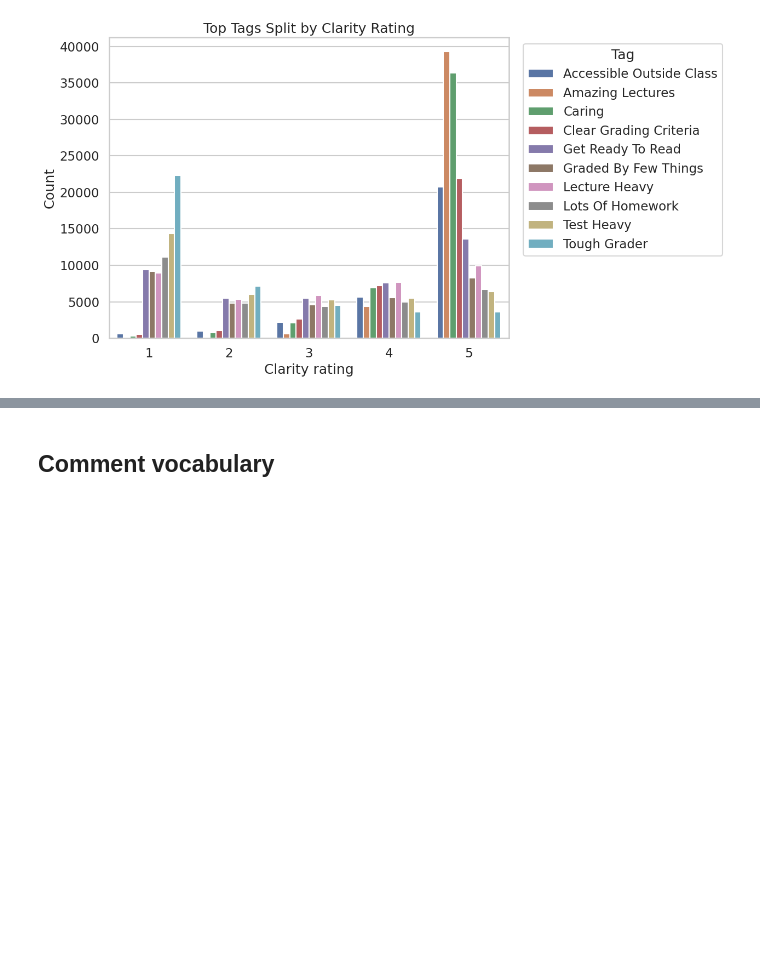
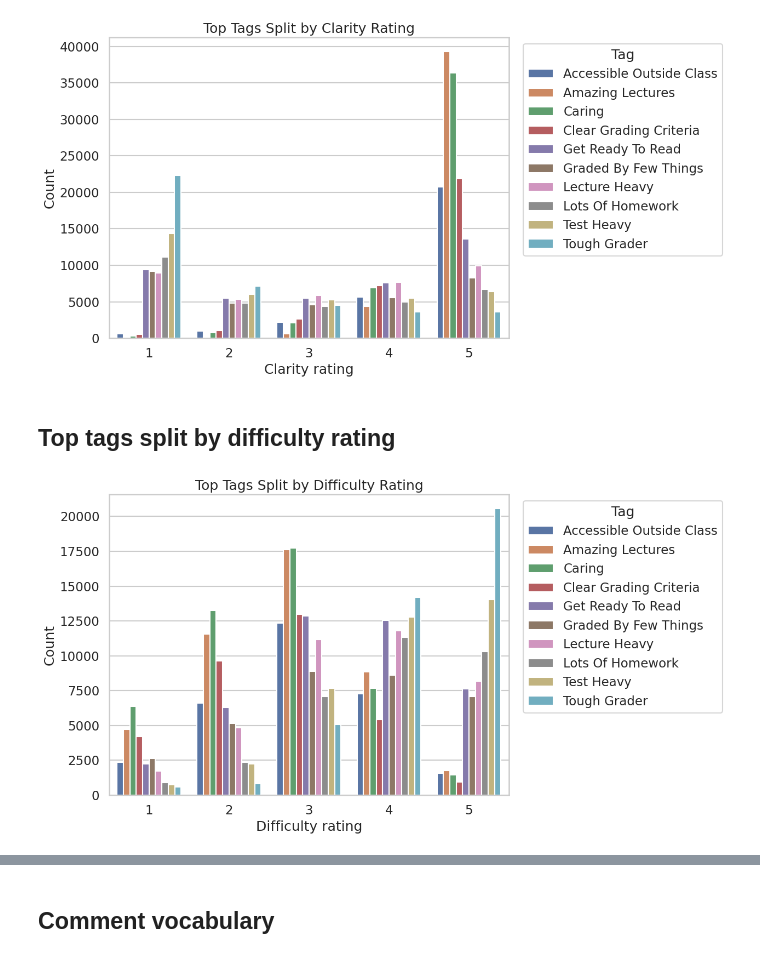
Before and after one commit to Leofuku00/PIC16b-project, a Jupyter notebook: raw_data_analysis.ipynb, the cells around one changed output, grey strips where cells are left out. Drawn from its saved outputs; the diff is of its cells as text; code cells hidden in the pictures; blank space fills up the shorter version.

```diff
--- a/raw_data_analysis.ipynb
+++ b/raw_data_analysis.ipynb
@@ -179,3 +178,25 @@ plt.legend(title='Tag', bbox_to_anchor=(1.02, 1), loc='upper left')
 plt.tight_layout()
 # %% [output]
 [figure]
+# %% [markdown]
+## Top tags split by difficulty rating
+# %%
+tag_by_difficulty = (
+    df[['difficultyRating', 'tag_list']]
+    .explode('tag_list')
+    .dropna(subset=['tag_list'])
+    .groupby(['difficultyRating', 'tag_list'])
+    .size()
+    .rename('count')
+    .reset_index()
+)
+plot_data = tag_by_difficulty[tag_by_difficulty['tag_list'].isin(top_tag_names)]
+plt.figure(figsize=(13, 7))
+sns.barplot(data=plot_data, x='difficultyRating', y='count', hue='tag_list')
+plt.title('Top Tags Split by Difficulty Rating')
+plt.xlabel('Difficulty rating')
+plt.ylabel('Count')
+plt.legend(title='Tag', bbox_to_anchor=(1.02, 1), loc='upper left')
+plt.tight_layout()
+# %% [output]
+[figure, added]
```
Also changed, not shown: parts of 5 cells of this notebook, 1 other file.
